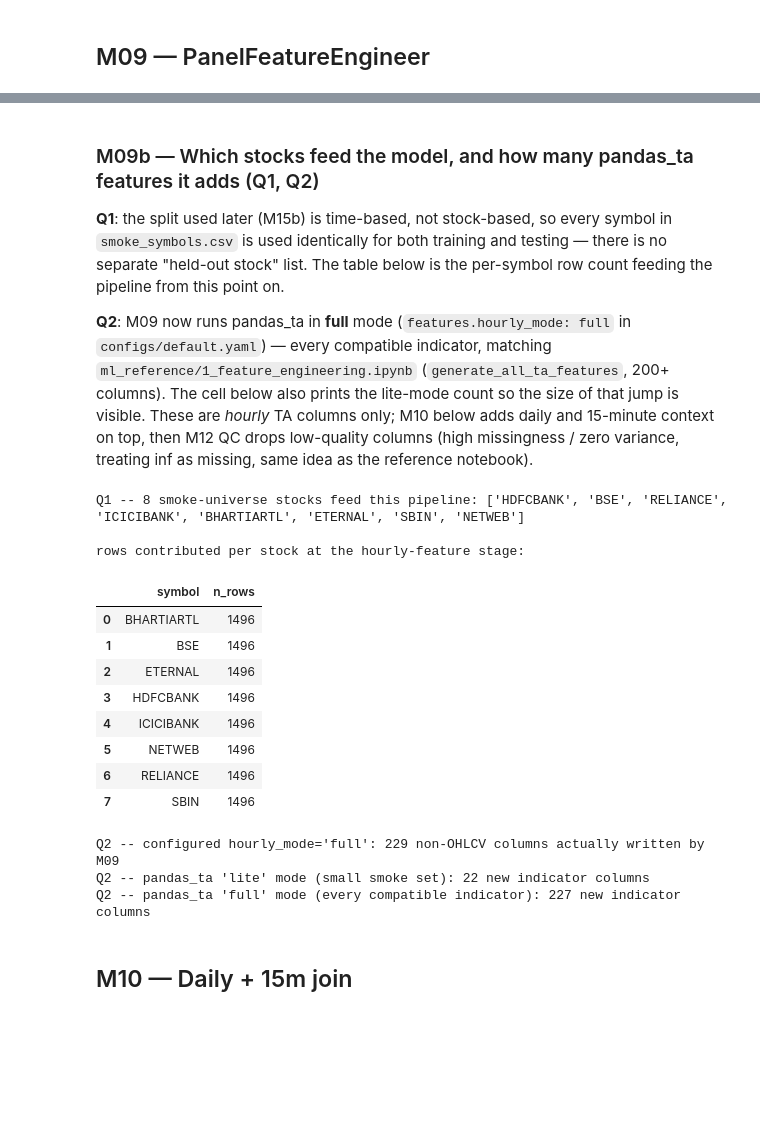
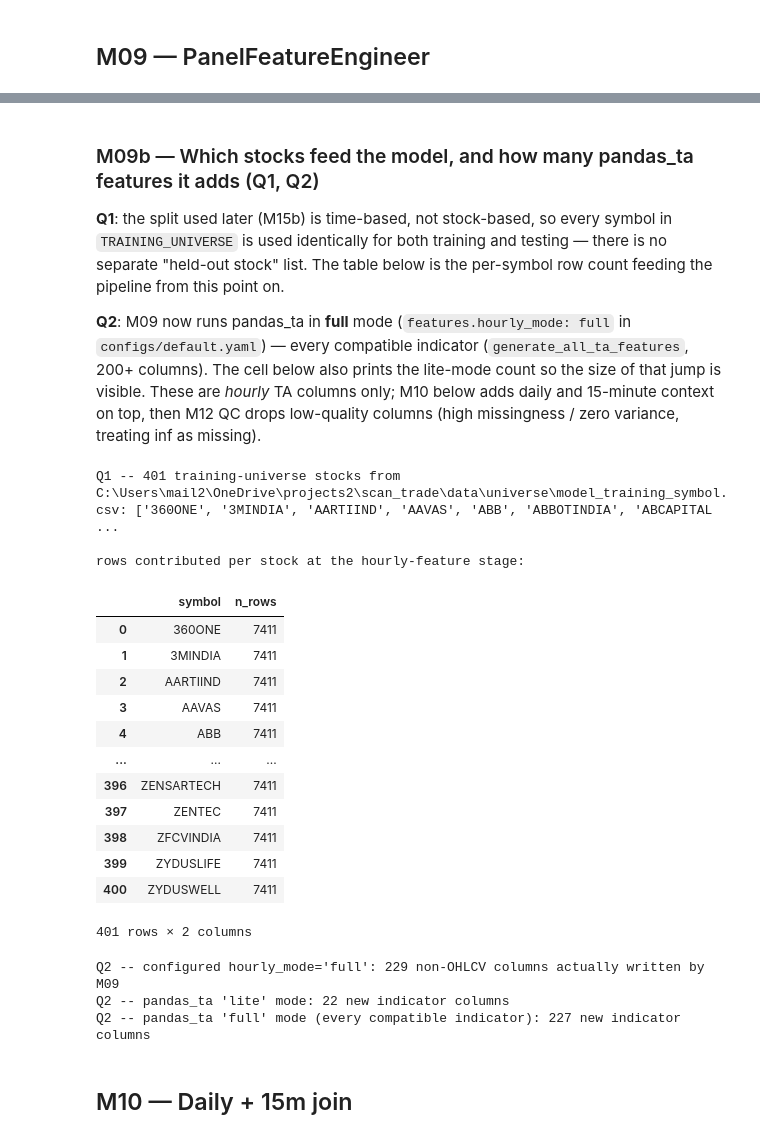
Before and after one commit to VipiChan/ml_scanner, a Jupyter notebook: user_command.ipynb, the cells around one changed output, grey strips where cells are left out. Drawn from its saved outputs; the diff is of its cells as text; code cells hidden in the pictures; blank space fills up the shorter version.

```diff
--- a/user_command.ipynb
+++ b/user_command.ipynb
@@ -8,10 +12,20 @@ One markdown + one code cell per milestone. Restart-safe. Same checks as `user_c
 from pathlib import Path
 import pandas as pd
 from ml_scan.config import load_settings
+from ml_scan.data.universe import load_symbol_list
 from ml_scan.storage.db import Database
 
 ROOT = Path('.').resolve()
-pd.set_option('display.max_columns', 40)
+pd.set_option('display.max_columns', None)
+pd.set_option('display.width', None)
+pd.set_option('display.max_colwidth', 40)
+pd.set_option('display.expand_frame_repr', False)
+
+# --- edit this when the training symbol list changes ---
+TRAINING_UNIVERSE = Path(r"C:\Users\mail2\OneDrive\projects2\scan_trade\data\universe\model_training_symbol.csv")
+# Fallback for a quick smoke run: Path("data/universe/smoke_symbols.csv")
+assert TRAINING_UNIVERSE.is_file(), f"missing training universe: {TRAINING_UNIVERSE}"
+TRAINING_SYMBOLS = load_symbol_list(TRAINING_UNIVERSE)
 
 # Warehouse has no 2024 bars; derive the smoke window from live coverage.
 db = Database.from_settings(load_settings())
@@ -21,5 +35,6 @@ SMOKE_START = pd.Timestamp(cov['mn']).tz_convert('Asia/Kolkata').strftime('%Y-%m
 SMOKE_END = pd.Timestamp(cov['mx']).tz_convert('Asia/Kolkata').strftime('%Y-%m-%d')
 print(ROOT)
 print('warehouse', SMOKE_START, '→', SMOKE_END)
+print('training universe', TRAINING_UNIVERSE, f'({len(TRAINING_SYMBOLS)} symbols)')
 # %% [output]
 C:\Users\mail2\OneDrive\projects2\ml_scan
@@ -181,55 +185,60 @@ hourly panel: 11968 rows x 239 columns (229 pandas_ta / derived, mode from confi
 # %% [markdown]
 ### M09b — Which stocks feed the model, and how many pandas_ta features it adds (Q1, Q2)
 
-**Q1**: the split used later (M15b) is time-based, not stock-based, so every symbol in `smoke_symbols.csv` is used identically for both training and testing — there is no separate "held-out stock" list. The table below is the per-symbol row count feeding the pipeline from this point on.
+**Q1**: the split used later (M15b) is time-based, not stock-based, so every symbol in `TRAINING_UNIVERSE` is used identically for both training and testing — there is no separate "held-out stock" list. The table below is the per-symbol row count feeding the pipeline from this point on.
 
-**Q2**: M09 now runs pandas_ta in **full** mode (`features.hourly_mode: full` in `configs/default.yaml`) — every compatible indicator, matching `ml_reference/1_feature_engineering.ipynb` (`generate_all_ta_features`, 200+ columns). The cell below also prints the lite-mode count so the size of that jump is visible. These are *hourly* TA columns only; M10 below adds daily and 15-minute context on top, then M12 QC drops low-quality columns (high missingness / zero variance, treating inf as missing, same idea as the reference notebook).
+**Q2**: M09 now runs pandas_ta in **full** mode (`features.hourly_mode: full` in `configs/default.yaml`) — every compatible indicator (`generate_all_ta_features`, 200+ columns). The cell below also prints the lite-mode count so the size of that jump is visible. These are *hourly* TA columns only; M10 below adds daily and 15-minute context on top, then M12 QC drops low-quality columns (high missingness / zero variance, treating inf as missing).
 # %%
 import pandas as pd
 
 from ml_scan.config import load_settings
 from ml_scan.data.universe import load_symbol_list
 from ml_scan.features.qc import symbol_row_counts
 from ml_scan.features.ta_engine import generate_all_ta_features, generate_lite_ta_features
 
-symbols = load_symbol_list('data/universe/smoke_symbols.csv')
-print(f"Q1 -- {len(symbols)} smoke-universe stocks feed this pipeline: {symbols}")
+symbols = load_symbol_list(TRAINING_UNIVERSE)
+preview = symbols if len(symbols) <= 20 else symbols[:20] + [f"... (+{len(symbols) - 20} more)"]
+print(f"Q1 -- {len(symbols)} training-universe stocks from {TRAINING_UNIVERSE}: {preview}")
 
 hourly = pd.read_parquet('data/artifacts/feat_hourly_smoke.parquet')
 print("\nrows contributed per stock at the hourly-feature stage:")
 display(symbol_row_counts(hourly)[['symbol', 'n_rows']])
 
 meta = {'symbol', 'ts', 'interval', 'source', 'instrument_token', 'open', 'high', 'low', 'close', 'volume'}
 n_in_panel = len([c for c in hourly.columns if c not in meta])
 mode = load_settings().features.hourly_mode
 print(f"\nQ2 -- configured hourly_mode={mode!r}: {n_in_panel} non-OHLCV columns actually written by M09")
 
 sample = (
     hourly.loc[hourly['symbol'] == symbols[0], ['ts', 'open', 'high', 'low', 'close', 'volume']]
     .sort_values('ts')
     .set_index('ts')
 )
 ohlcv_cols = {'open', 'high', 'low', 'close', 'volume'}
 n_lite = len(set(generate_lite_ta_features(sample).columns) - ohlcv_cols)
 n_full = len(set(generate_all_ta_features(sample).columns) - ohlcv_cols)
-print(f"Q2 -- pandas_ta 'lite' mode (small smoke set): {n_lite} new indicator columns")
+print(f"Q2 -- pandas_ta 'lite' mode: {n_lite} new indicator columns")
 print(f"Q2 -- pandas_ta 'full' mode (every compatible indicator): {n_full} new indicator columns")
 # %% [output]
-Q1 -- 8 smoke-universe stocks feed this pipeline: ['HDFCBANK', 'BSE', 'RELIANCE', 'ICICIBANK', 'BHARTIARTL', 'ETERNAL', 'SBIN', 'NETWEB']
+Q1 -- 401 training-universe stocks from C:\Users\mail2\OneDrive\projects2\scan_trade\data\universe\model_training_symbol.csv: ['360ONE', '3MINDIA', 'AARTIIND', 'AAVAS', 'ABB', 'ABBOTINDIA', 'ABCAPITAL ...
 
 rows contributed per stock at the hourly-feature stage:
 |  | symbol | n_rows |
-| 0 | BHARTIARTL | 1496 |
-| 1 | BSE | 1496 |
-| 2 | ETERNAL | 1496 |
-| 3 | HDFCBANK | 1496 |
-| 4 | ICICIBANK | 1496 |
-| 5 | NETWEB | 1496 |
-| 6 | RELIANCE | 1496 |
-| 7 | SBIN | 1496 |
+| 0 | 360ONE | 7411 |
+| 1 | 3MINDIA | 7411 |
+| 2 | AARTIIND | 7411 |
+| 3 | AAVAS | 7411 |
+| 4 | ABB | 7411 |
+| ... | ... | ... |
+| 396 | ZENSARTECH | 7411 |
+| 397 | ZENTEC | 7411 |
+| 398 | ZFCVINDIA | 7411 |
+| 399 | ZYDUSLIFE | 7411 |
+| 400 | ZYDUSWELL | 7411 |
-Q2 -- configured hourly_mode='full': 229 non-OHLCV columns actually written by M09
-Q2 -- pandas_ta 'lite' mode (small smoke set): 22 new indicator columns
-Q2 -- pandas_ta 'full' mode (every compatible indicator): 227 new indicator columns
+401 rows × 2 columns
+Q2 -- configured hourly_mode='full': 229 non-OHLCV columns actually written by M09
+Q2 -- pandas_ta 'lite' mode: 22 new indicator columns
+Q2 -- pandas_ta 'full' mode (every compatible indicator): 227 new indicator columns
 # %% [markdown]
 ## M10 — Daily + 15m join
 # %%
```
Also changed, not shown: parts of 35 cells of this notebook, 38 other files.
